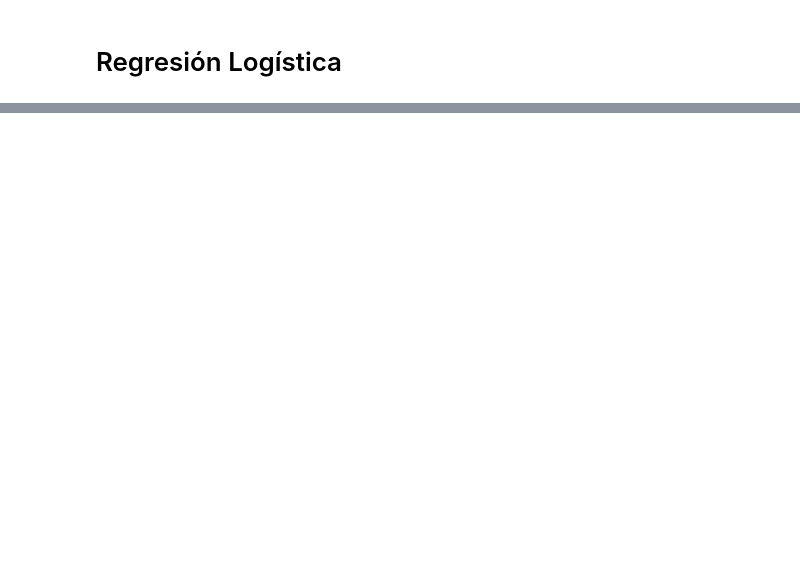
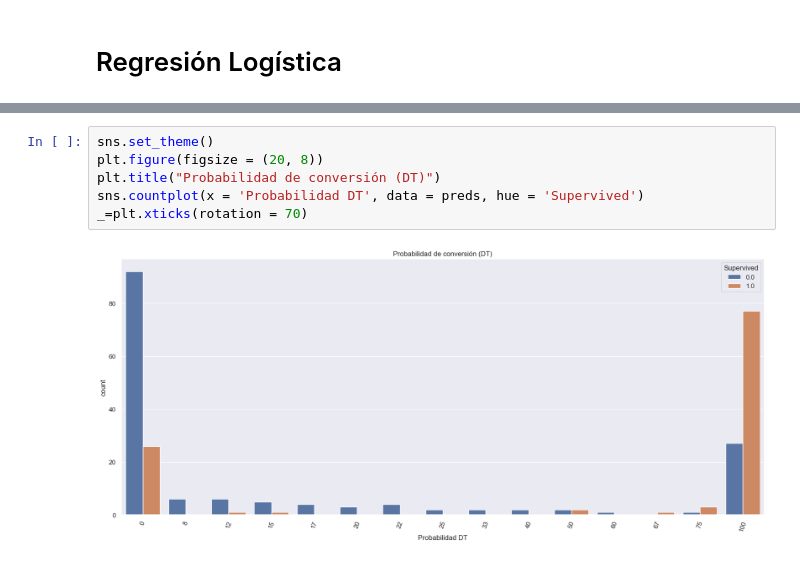
Before and after one commit to Daguerre45/LimpiezaDatos, a Jupyter notebook: Titanic.ipynb, the cells around one changed output, grey strips where cells are left out. Drawn from its saved outputs; the diff is of its cells as text; blank space fills up the shorter version.

```diff
--- a/Titanic.ipynb
+++ b/Titanic.ipynb
@@ -613,0 +647,8 @@ accuracy_svm
+# %%
+sns.set_theme()
+plt.figure(figsize = (20, 8))
+plt.title("Probabilidad de conversión (DT)")
+sns.countplot(x = 'Probabilidad DT', data = preds, hue = 'Supervived')
+_=plt.xticks(rotation = 70)
+# %% [output]
+[figure, added]
```
Also changed, not shown: parts of 20 cells of this notebook.
